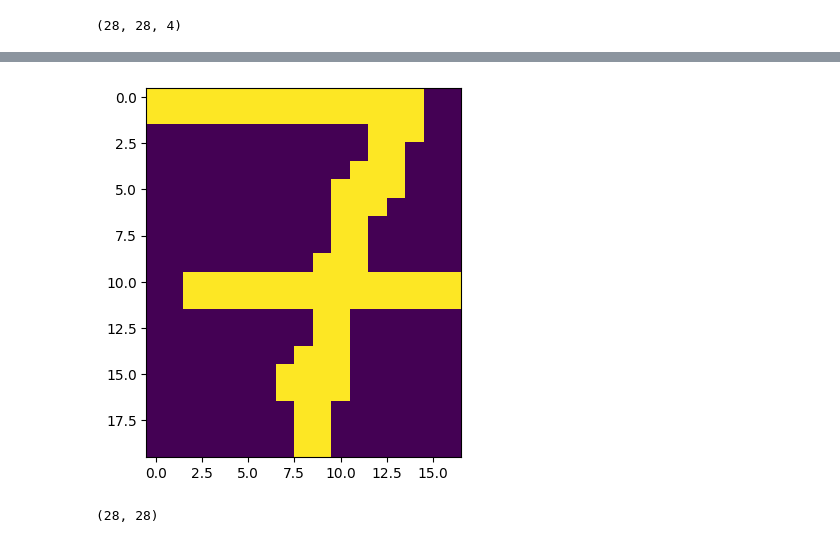
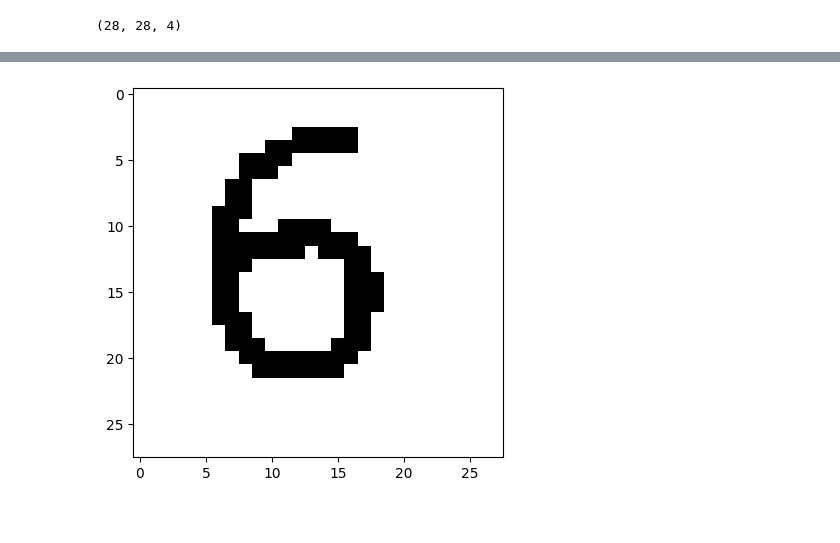
Before and after one commit to kmehmonov/ai-roadmap, a Jupyter notebook: projects/digit_rocognize/debug.ipynb, the cells around one changed output, grey strips where cells are left out. Saved outputs shown, nothing was run; the diff lists cells and outputs as text; code cells hidden in the pictures.

```diff
--- a/projects/digit_rocognize/debug.ipynb
+++ b/projects/digit_rocognize/debug.ipynb
@@ -20,13 +20,9 @@ plt.show()
 # %%
 arr1 = arr[mask1][:, mask2]
 # %%
-arr2 = (arr1 @ np.array([0.2989, 0.5870, 0.1140, 0])).round()
+arr2 = (arr @ np.array([0.2989, 0.5870, 0.1140, 0]))
 # %%
-plt.imshow(arr2)
+plt.imshow(arr2, cmap='binary')
 plt.show()
 # %% [output]
-[figure, old version]
+[figure, new version]
-# %%
-(arr @ np.array([0.2989, 0.5870, 0.1140, 0])).shape
-# %% [output]
-(28, 28)
```
Also changed, not shown: parts of 13 cells of this notebook, 8 other files.
